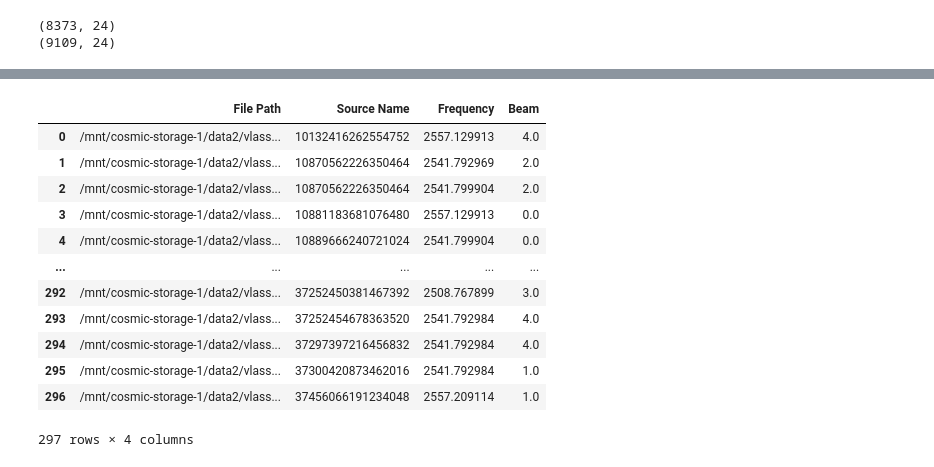
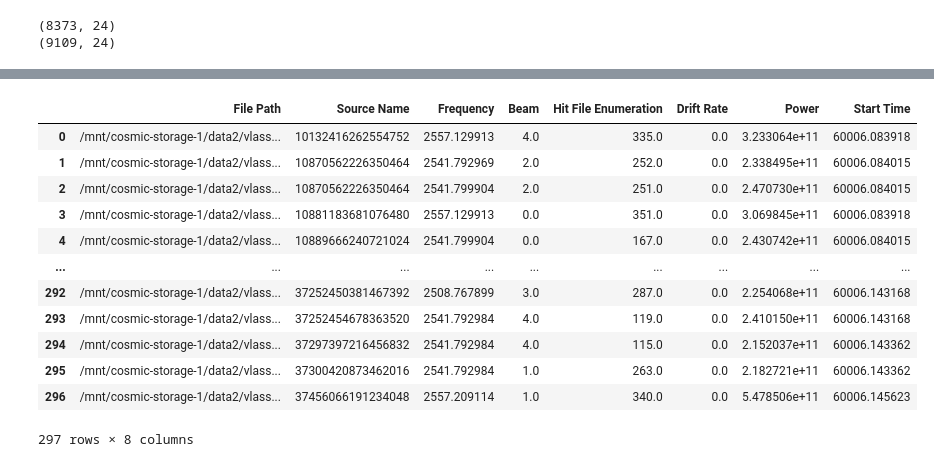
Before and after one commit to lucyjsteffes/breakthrough_listen_cosmic, a Jupyter notebook: Comparing_Power_Levels.ipynb, the cells around one changed output, grey strips where cells are left out. Drawn from its saved outputs; the diff is of its cells as text; code cells hidden in the pictures.

```diff
--- a/Comparing_Power_Levels.ipynb
+++ b/Comparing_Power_Levels.ipynb
@@ -583,7 +593,12 @@ driftRates = pd.DataFrame({"Source Name":[], #Gaia name of the source
                            "File Path 1":[],
                            "File Path 2":[],
                            "Beam 1":[],
-                           "Beam 2":[]})
+                           "Beam 2":[],
+                           "Hit File Enumeration 1":[],
+                           "Hit File Enumeration 2":[],
+                           "Drift Rate 1":[],
+                           "Drift Rate 2":[]})
+
 for i in tqdm(range(len(unique_source_name_1))):
 #for i in range(1):
     source_1 = short_drifts_1.loc[source_name_1 == unique_source_name_1[i]] #select each subset
@@ -591,12 +606,16 @@ for i in tqdm(range(len(unique_source_name_1))):
 
     file_path_1 = np.array(source_1["file_path"])
     beam_1 = np.array(source_1["beam"])
+    hit_file_1 = np.array(source_1["hit_file_enumeration"])
+    drift_1 = np.array(source_1["signal_driftRate"])
     frequency_1 = np.array(source_1["signal_frequency"])
     start_time_1 = np.array(source_1["tstart"])
     power_1 = np.array(source_1["signal_power"])
 
     file_path_2 = np.array(source_2["file_path"])
     beam_2 = np.array(source_2["beam"])
+    hit_file_2 = np.array(source_2["hit_file_enumeration"])
+    drift_2 = np.array(source_2["signal_driftRate"])
     frequency_2 = np.array(source_2["signal_frequency"])
     start_time_2 = np.array(source_2["tstart"])
     power_2 = np.array(source_2["signal_power"])
@@ -613,6 +632,10 @@ for i in tqdm(range(len(unique_source_name_1))):
     new_file_path_2 = []
     new_beam_1 = []
     new_beam_2 = []
+    Hit_file_1 = []
+    Hit_file_2 = []
+    Drift_1 = []
+    Drift_2 = []
 
     time_diff = (start_time_2[0] - start_time_1[0])*24*60*60 #the time between the two observations
 
@@ -639,6 +662,10 @@ for i in tqdm(range(len(unique_source_name_1))):
                     new_file_path_2.append(file_path_2[y])
                     new_beam_1.append(beam_1[x])
                     new_beam_2.append(beam_2[y])
+                    Hit_file_1.append(hit_file_1[x])
+                    Hit_file_2.append(hit_file_2[y])
+                    Drift_1.append(drift_1[x])
+                    Drift_2.append(drift_2[y])
 
     TimeDifference = np.full(len(DriftRate), time_diff)
 
@@ -647,11 +674,12 @@ for i in tqdm(range(len(unique_source_name_1))):
     for j in range(len(DriftRate)):
         new_row = [unique_source_name_1[i], DriftRate[j], TimeDifference[j], freq_1[j], freq_2[j], FrequencyDifference[j],
                    pow_1[j], pow_2[j], PowerDifference[j], start_time_1[0], start_time_2[0], new_file_path_1[j],
-                   new_file_path_2[j], new_beam_1[j], new_beam_2[j]]
+                   new_file_path_2[j], new_beam_1[j], new_beam_2[j], Hit_file_1[j], Hit_file_2[j], Drift_1[j], Drift_2[j]]
 
         driftRates.loc[len(driftRates.index)] = new_row
 
 display(driftRates)
+print(np.max(np.abs(driftRates["Power Difference"])))
 # %% [output]
 |  | Source Name | Drift Rate | Time Difference | Frequency 1 | Frequency 2 | Frequency Difference | Power 1 | ... |
 | 0 | 10132416262554752 | -0.000000 | -297.359844 | 2764.711700 | 2764.711700 | 0.000000 | 2.345226e+11 | ... |
@@ -762,43 +895,59 @@ unique_source_name = np.unique(source_name)
 # %%
 file_path_1 = list(np.array(short_list_hits["File Path 1"]))
 file_path_2 = list(np.array(short_list_hits["File Path 2"]))
 
 source_name = list(np.array(short_list_hits["Source Name"]))
 
 frequency_1 = list(np.array(short_list_hits["Frequency 1"]))
 frequency_2 = list(np.array(short_list_hits["Frequency 2"]))
 
 beam_1 = list(np.array(short_list_hits["Beam 1"]))
 beam_2 = list(np.array(short_list_hits["Beam 2"]))
 
+hit_file_1 = list(np.array(short_list_hits["Hit File Enumeration 1"]))
+hit_file_2 = list(np.array(short_list_hits["Hit File Enumeration 2"]))
+
+drift_1 = list(np.array(short_list_hits["Drift Rate 1"]))
+drift_2 = list(np.array(short_list_hits["Drift Rate 2"]))
+
+power_1 = list(np.array(short_list_hits["Power 1"]))
+power_2 = list(np.array(short_list_hits["Power 2"]))
+
+tstart_1 = list(np.array(short_list_hits["Start Time 1"]))
+tstart_2 = list(np.array(short_list_hits["Start Time 2"]))
+
 compiled_df = pd.DataFrame({"File Path" : file_path_1 + file_path_2,
                             "Source Name" : source_name + source_name,
                             "Frequency" : frequency_1 + frequency_2,
-                            "Beam" : beam_1 + beam_2})
+                            "Beam" : beam_1 + beam_2,
+                            "Hit File Enumeration" : hit_file_1 + hit_file_2,
+                            "Drift Rate" : drift_1 + drift_2,
+                            "Power" : power_1 + power_2,
+                            "Start Time" : tstart_1 + tstart_2})
 
 short_list = compiled_df.drop_duplicates(ignore_index = True)
 
 display(short_list)
 mini_list = short_list[0:10]
 
 with open('../../Pickle_Files/short_list_postage_stamps.pkl', 'wb') as f:  # open a text file
     pickle.dump(short_list, f) # serialize the list
 f.close()
 
 with open('../../Pickle_Files/mini_list_postage_stamps.pkl', 'wb') as f:  # open a text file
     pickle.dump(mini_list, f) # serialize the list
 f.close()
 # %% [output]
-|  | File Path | Source Name | Frequency | Beam |
-| 0 | /mnt/cosmic-storage-1/data2/vlass... | 10132416262554752 | 2557.129913 | 4.0 |
-| 1 | /mnt/cosmic-storage-1/data2/vlass... | 10870562226350464 | 2541.792969 | 2.0 |
-| 2 | /mnt/cosmic-storage-1/data2/vlass... | 10870562226350464 | 2541.799904 | 2.0 |
-| 3 | /mnt/cosmic-storage-1/data2/vlass... | 10881183681076480 | 2557.129913 | 0.0 |
-| 4 | /mnt/cosmic-storage-1/data2/vlass... | 10889666240721024 | 2541.799904 | 0.0 |
-| ... | ... | ... | ... | ... |
-| 292 | /mnt/cosmic-storage-1/data2/vlass... | 37252450381467392 | 2508.767899 | 3.0 |
-| 293 | /mnt/cosmic-storage-1/data2/vlass... | 37252454678363520 | 2541.792984 | 4.0 |
-| 294 | /mnt/cosmic-storage-1/data2/vlass... | 37297397216456832 | 2541.792984 | 4.0 |
-| 295 | /mnt/cosmic-storage-1/data2/vlass... | 37300420873462016 | 2541.792984 | 1.0 |
-| 296 | /mnt/cosmic-storage-1/data2/vlass... | 37456066191234048 | 2557.209114 | 1.0 |
+|  | File Path | Source Name | Frequency | Beam | Hit File Enumeration | Drift Rate | Power | Start Time |
+| 0 | /mnt/cosmic-storage-1/data2/vlass... | 10132416262554752 | 2557.129913 | 4.0 | 335.0 | 0.0 | 3.233064e+11 | 60006.083918 |
+| 1 | /mnt/cosmic-storage-1/data2/vlass... | 10870562226350464 | 2541.792969 | 2.0 | 252.0 | 0.0 | 2.338495e+11 | 60006.084015 |
+| 2 | /mnt/cosmic-storage-1/data2/vlass... | 10870562226350464 | 2541.799904 | 2.0 | 251.0 | 0.0 | 2.470730e+11 | 60006.084015 |
+| 3 | /mnt/cosmic-storage-1/data2/vlass... | 10881183681076480 | 2557.129913 | 0.0 | 351.0 | 0.0 | 3.069845e+11 | 60006.083918 |
+| 4 | /mnt/cosmic-storage-1/data2/vlass... | 10889666240721024 | 2541.799904 | 0.0 | 167.0 | 0.0 | 2.430742e+11 | 60006.084015 |
+| ... | ... | ... | ... | ... | ... | ... | ... | ... |
+| 292 | /mnt/cosmic-storage-1/data2/vlass... | 37252450381467392 | 2508.767899 | 3.0 | 287.0 | 0.0 | 2.254068e+11 | 60006.143168 |
+| 293 | /mnt/cosmic-storage-1/data2/vlass... | 37252454678363520 | 2541.792984 | 4.0 | 119.0 | 0.0 | 2.410150e+11 | 60006.143168 |
+| 294 | /mnt/cosmic-storage-1/data2/vlass... | 37297397216456832 | 2541.792984 | 4.0 | 115.0 | 0.0 | 2.152037e+11 | 60006.143362 |
+| 295 | /mnt/cosmic-storage-1/data2/vlass... | 37300420873462016 | 2541.792984 | 1.0 | 263.0 | 0.0 | 2.182721e+11 | 60006.143362 |
+| 296 | /mnt/cosmic-storage-1/data2/vlass... | 37456066191234048 | 2557.209114 | 1.0 | 340.0 | 0.0 | 5.478506e+11 | 60006.145623 |
-297 rows × 4 columns
+297 rows × 8 columns
```
Also changed, not shown: parts of 6 cells of this notebook, 13 other files.
